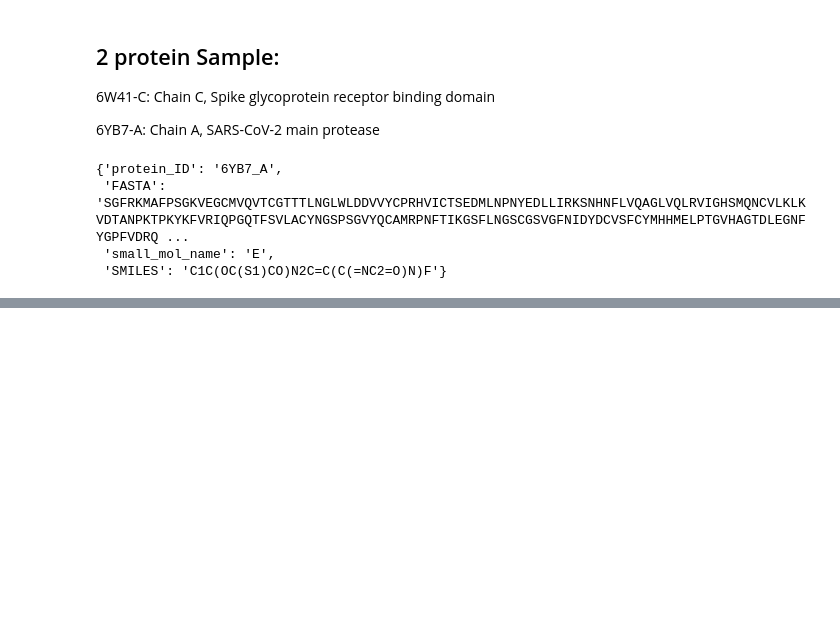
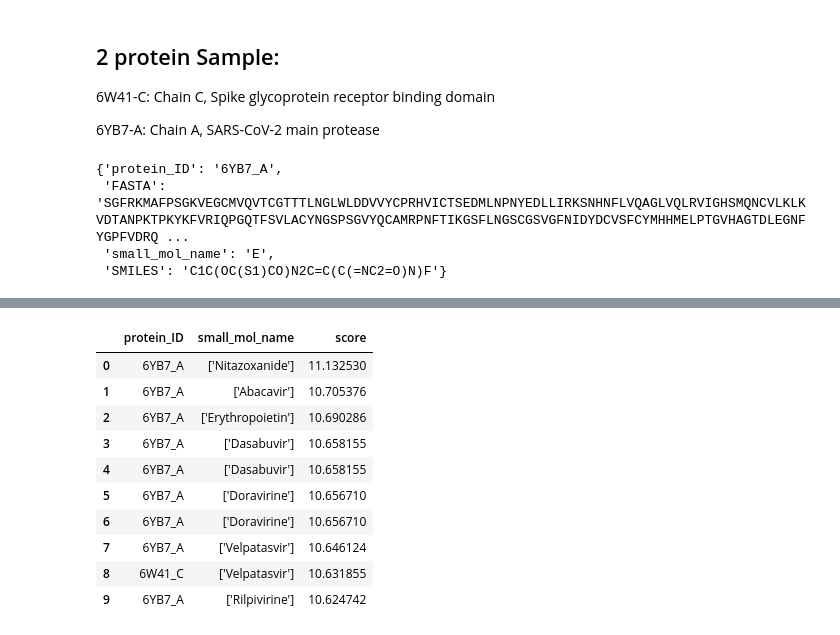
Before and after one commit to breogann/Fighting-COVID-19-through-AI, a Jupyter notebook: web_scraping.ipynb, the cells around one changed output, grey strips where cells are left out. Saved outputs shown, nothing was run; the diff lists cells and outputs as text; code cells hidden in the pictures; blank space fills up the shorter version.

```diff
--- a/web_scraping.ipynb
+++ b/web_scraping.ipynb
@@ -1142,0 +1160,14 @@ res_sorted.to_csv("output/result_sample60.csv",index=False)
+# %%
+display(res[["protein_ID", "small_mol_name","score"]].head(10))
+# %% [output]
+|  | protein_ID | small_mol_name | score |
+| 0 | 6YB7_A | ['Nitazoxanide'] | 11.132530 |
+| 1 | 6YB7_A | ['Abacavir'] | 10.705376 |
+| 2 | 6YB7_A | ['Erythropoietin'] | 10.690286 |
+| 3 | 6YB7_A | ['Dasabuvir'] | 10.658155 |
+| 4 | 6YB7_A | ['Dasabuvir'] | 10.658155 |
+| 5 | 6YB7_A | ['Doravirine'] | 10.656710 |
+| 6 | 6YB7_A | ['Doravirine'] | 10.656710 |
+| 7 | 6YB7_A | ['Velpatasvir'] | 10.646124 |
+| 8 | 6W41_C | ['Velpatasvir'] | 10.631855 |
+| 9 | 6YB7_A | ['Rilpivirine'] | 10.624742 |
```
Also changed, not shown: parts of 8 cells of this notebook.
